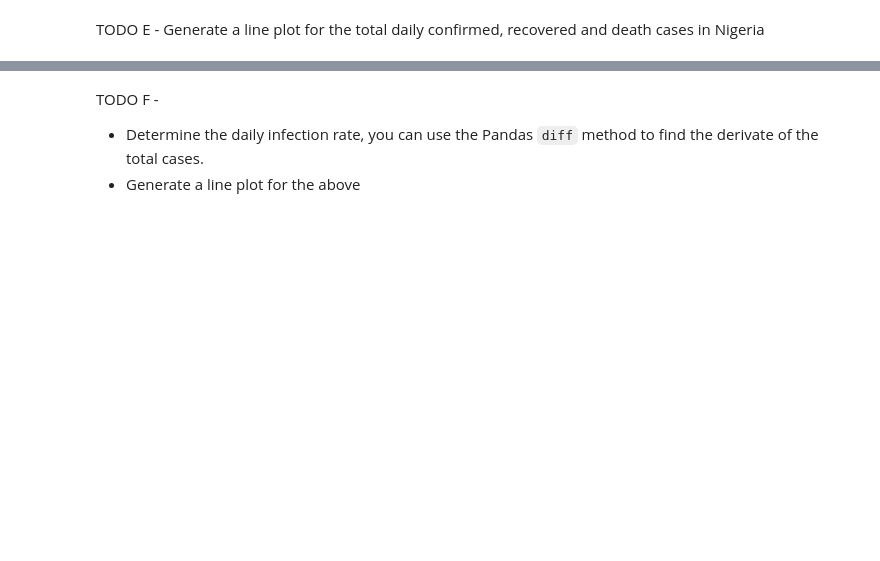
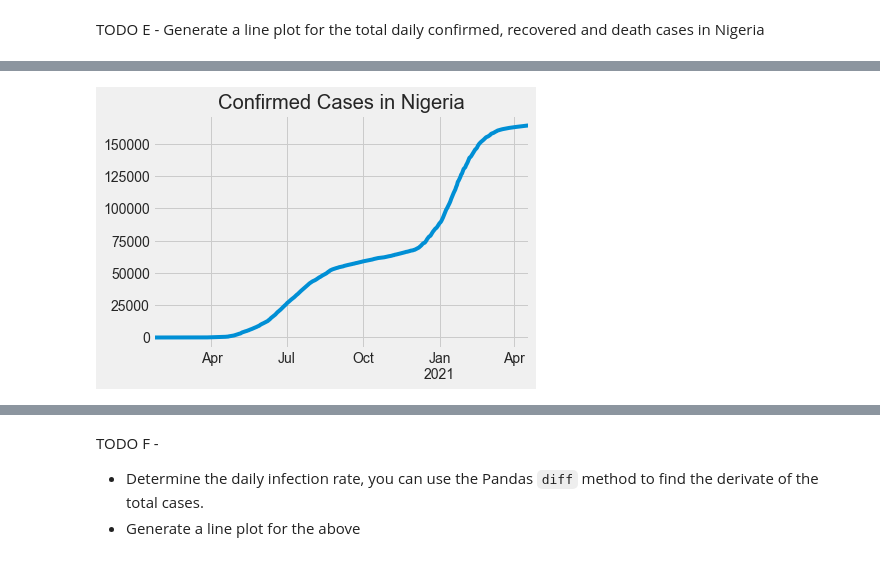
Before and after one commit to Grace2705/Nigeria-COVID-19-Data-Analysis-Using-Python, a Jupyter notebook: covidproject.ipynb, the cells around one changed output, grey strips where cells are left out. Cells and saved outputs as stored; diff of their text form; code cells hidden in the pictures; blank space fills up the shorter version.

```diff
--- a/covidproject.ipynb
+++ b/covidproject.ipynb
@@ -442,0 +451,7 @@ TODO E - Generate a line plot for the total daily confirmed, recovered and death
+# %%
+dailyconfd_ng = dailyconfd_ng.drop(columns ='Country/Region',axis = 1)
+dailyconfd_ng.columns = pd.to_datetime(dailyconfd_ng.columns)
+dailyconfd_ng.T.plot(kind = 'line', legend = None, title = "Confirmed Cases in Nigeria")
+plt.show()
+# %% [output]
+[figure, added]
```
Also changed, not shown: parts of 30 cells of this notebook.
